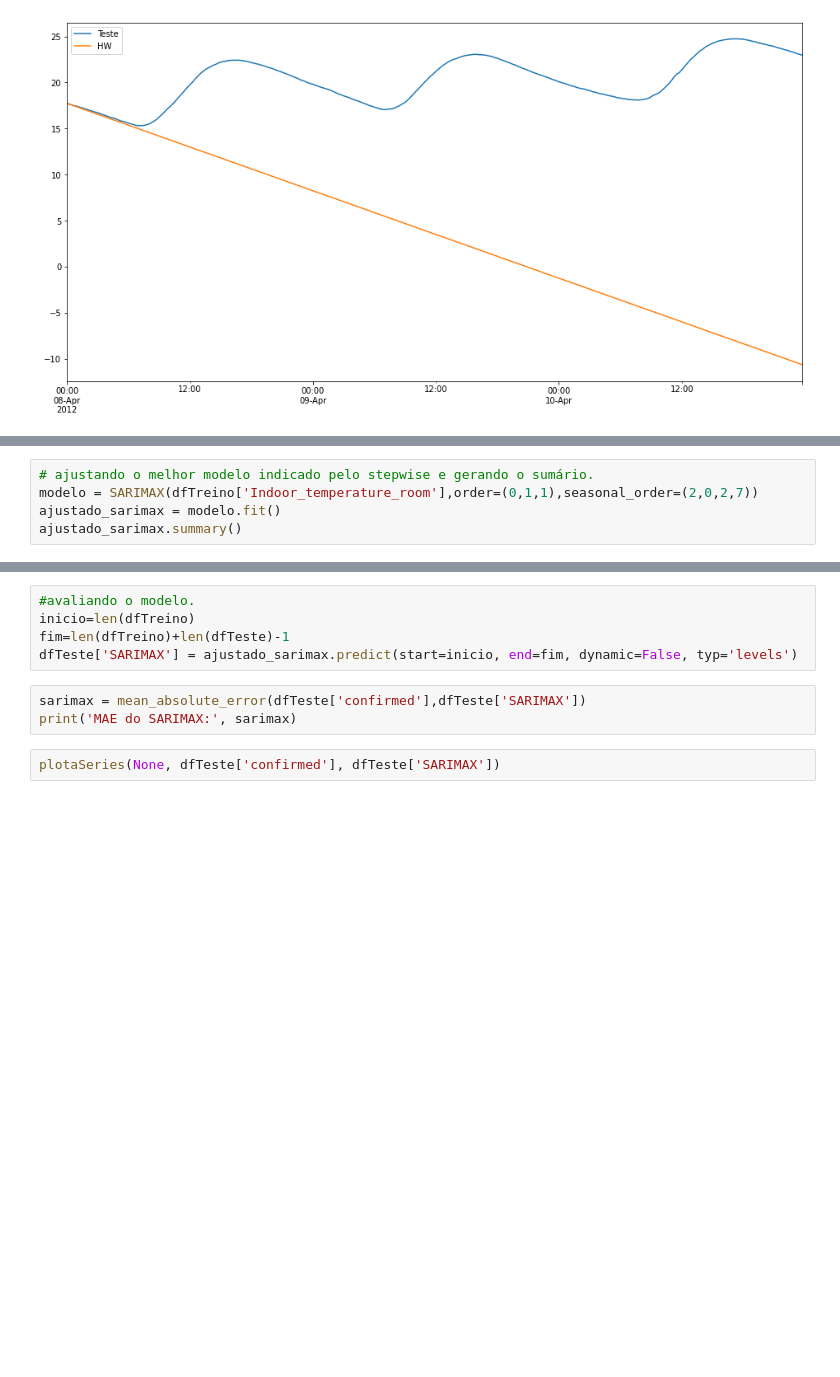
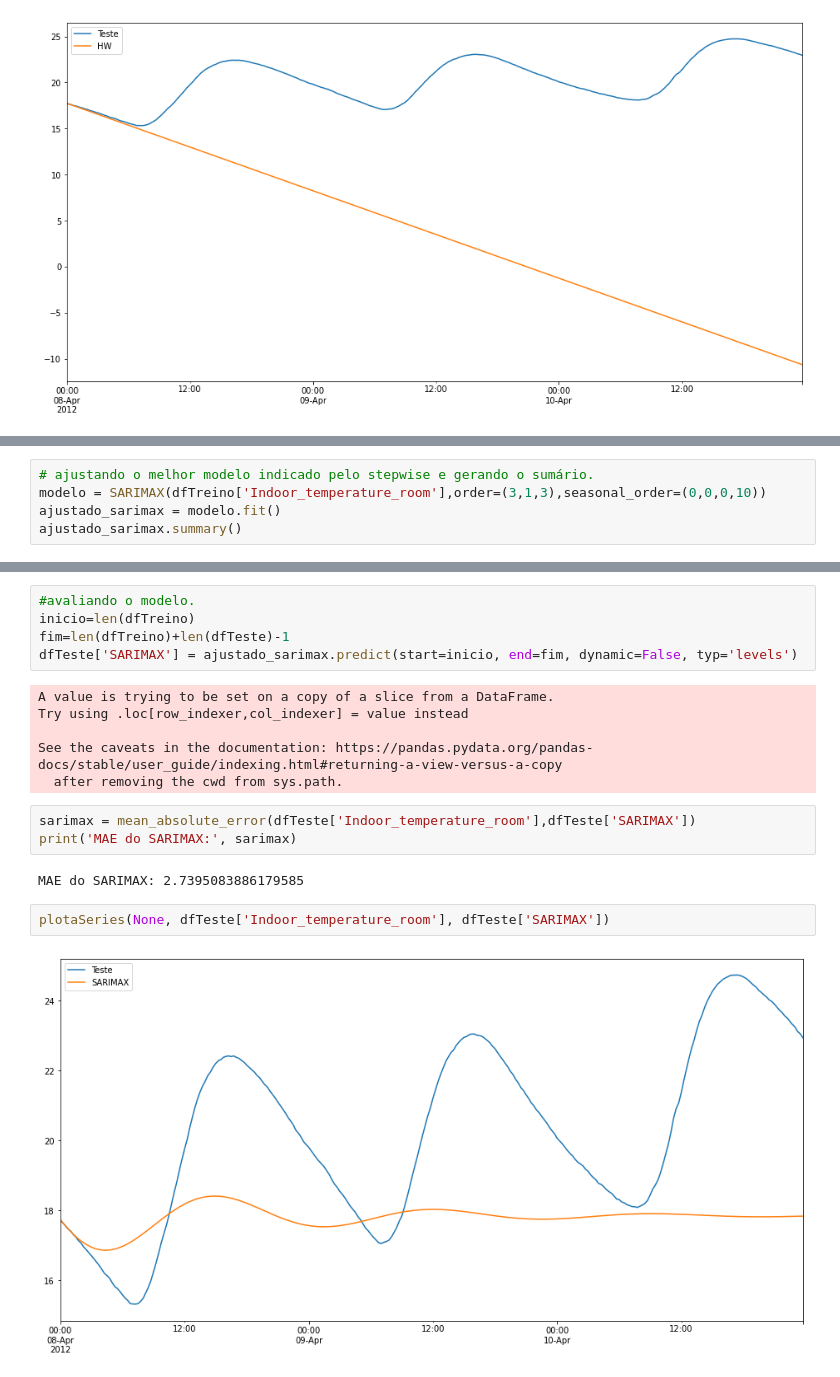
Before and after one commit to HedersonSantos/SmartHome, a Jupyter notebook: seriesTemporais.ipynb, the cells around one changed output, grey strips where cells are left out. Saved outputs shown, nothing was run; the diff lists cells and outputs as text; blank space fills up the shorter version.

```diff
--- a/seriesTemporais.ipynb
+++ b/seriesTemporais.ipynb
@@ -321,6 +321,6 @@ stepwise_fit.summary()
 Performing stepwise search to minimize aic
 # %%
 # ajustando o melhor modelo indicado pelo stepwise e gerando o sumário.
-modelo = SARIMAX(dfTreino['Indoor_temperature_room'],order=(0,1,1),seasonal_order=(2,0,2,7))
+modelo = SARIMAX(dfTreino['Indoor_temperature_room'],order=(3,1,3),seasonal_order=(0,0,0,10))
 ajustado_sarimax = modelo.fit()
 ajustado_sarimax.summary()
@@ -329,8 +352,18 @@ ajustado_sarimax.summary()
 inicio=len(dfTreino)
 fim=len(dfTreino)+len(dfTeste)-1
 dfTeste['SARIMAX'] = ajustado_sarimax.predict(start=inicio, end=fim, dynamic=False, typ='levels')
+# %% [output]
+A value is trying to be set on a copy of a slice from a DataFrame.
+Try using .loc[row_indexer,col_indexer] = value instead
+
+See the caveats in the documentation: https://pandas.pydata.org/pandas-docs/stable/user_guide/indexing.html#returning-a-view-versus-a-copy
+  after removing the cwd from sys.path.
 # %%
-sarimax = mean_absolute_error(dfTeste['confirmed'],dfTeste['SARIMAX'])
+sarimax = mean_absolute_error(dfTeste['Indoor_temperature_room'],dfTeste['SARIMAX'])
 print('MAE do SARIMAX:', sarimax)
+# %% [output]
+MAE do SARIMAX: 2.7395083886179585
 # %%
-plotaSeries(None, dfTeste['confirmed'], dfTeste['SARIMAX'])
+plotaSeries(None, dfTeste['Indoor_temperature_room'], dfTeste['SARIMAX'])
+# %% [output]
+[figure, added]
```
Also changed, not shown: parts of 2 cells of this notebook.
